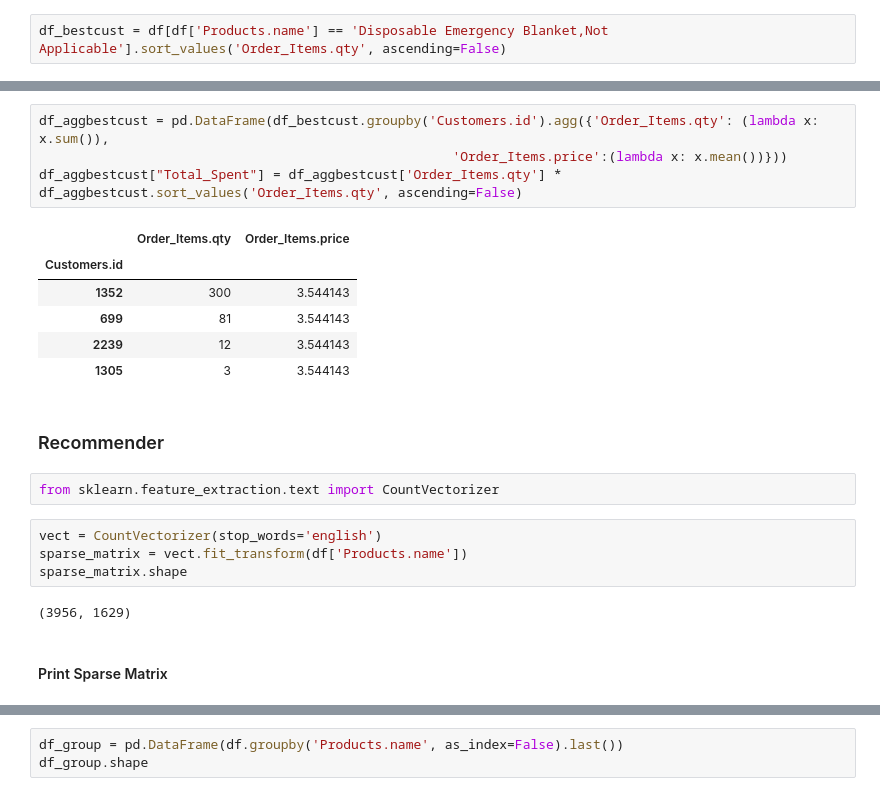
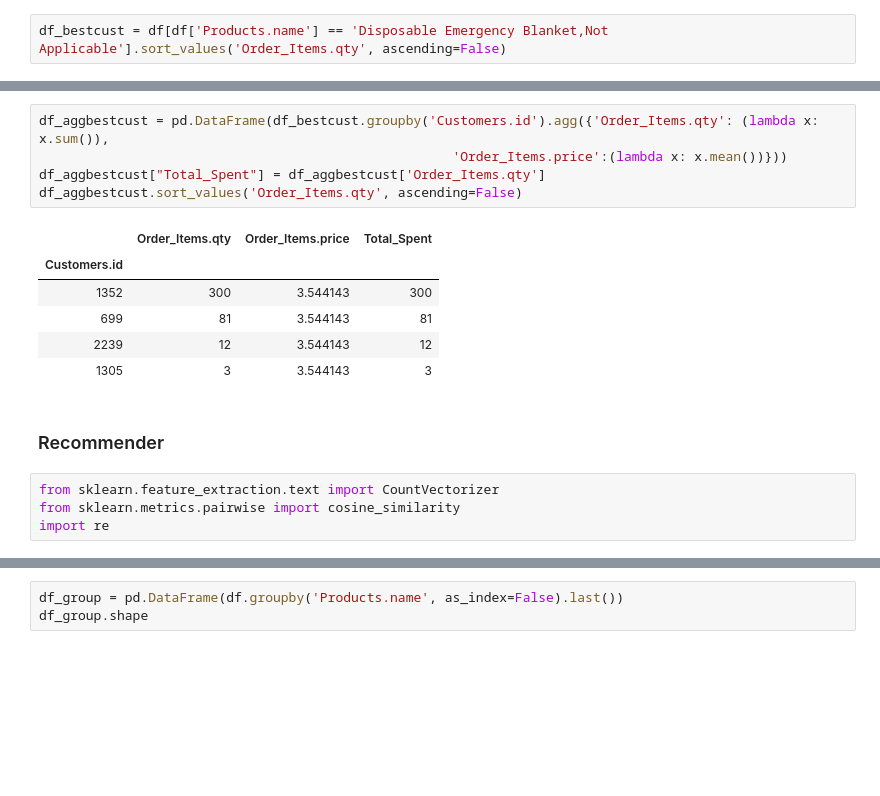
Before and after one commit to miamedra2/RecommenderforSalesData, a Jupyter notebook: Recommender_for_sales_data.ipynb, the cells around one changed output, grey strips where cells are left out. Cells and saved outputs as stored; diff of their text form; blank space fills up the shorter version.

```diff
--- a/Recommender_for_sales_data.ipynb
+++ b/Recommender_for_sales_data.ipynb
@@ -1083,24 +1058,18 @@ df_bestcust.head()
 # %%
 df_aggbestcust = pd.DataFrame(df_bestcust.groupby('Customers.id').agg({'Order_Items.qty': (lambda x: x.sum()),
                                                      'Order_Items.price':(lambda x: x.mean())}))
-df_aggbestcust["Total_Spent"] = df_aggbestcust['Order_Items.qty'] *
+df_aggbestcust["Total_Spent"] = df_aggbestcust['Order_Items.qty']
 df_aggbestcust.sort_values('Order_Items.qty', ascending=False)
 # %% [output]
-|  | Order_Items.qty | Order_Items.price |
-| Customers.id |  |  |
-| 1352 | 300 | 3.544143 |
-| 699 | 81 | 3.544143 |
-| 2239 | 12 | 3.544143 |
-| 1305 | 3 | 3.544143 |
+|  | Order_Items.qty | Order_Items.price | Total_Spent |
+| Customers.id |  |  |  |
+| 1352 | 300 | 3.544143 | 300 |
+| 699 | 81 | 3.544143 | 81 |
+| 2239 | 12 | 3.544143 | 12 |
+| 1305 | 3 | 3.544143 | 3 |
 # %% [markdown]
 ### Recommender
 # %%
 from sklearn.feature_extraction.text import CountVectorizer
+from sklearn.metrics.pairwise import cosine_similarity
+import re
-# %%
-vect = CountVectorizer(stop_words='english')
-sparse_matrix = vect.fit_transform(df['Products.name'])
-sparse_matrix.shape
-# %% [output]
-(3956, 1629)
-# %% [markdown]
-#### Print Sparse Matrix
```
Also changed, not shown: parts of 63 cells of this notebook.
